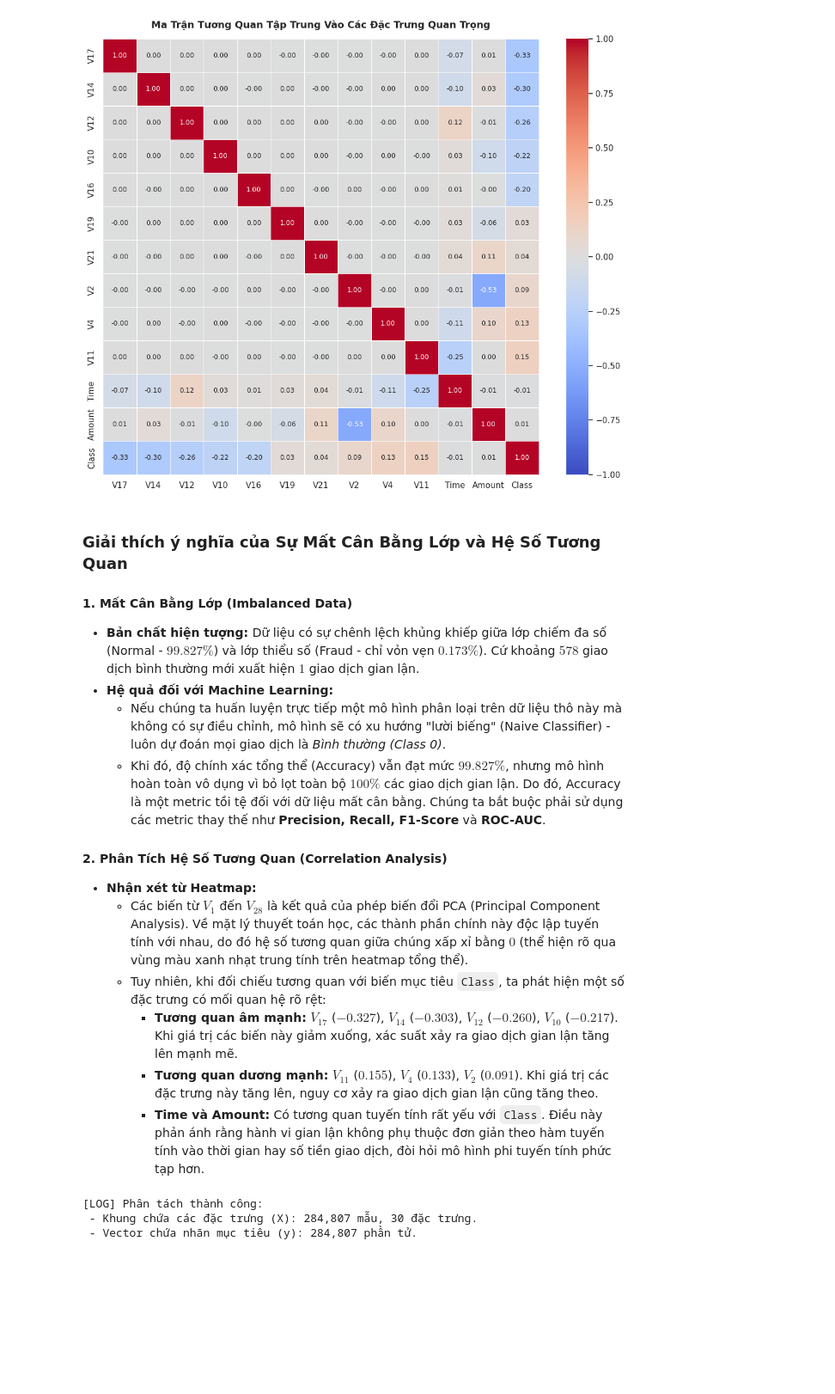
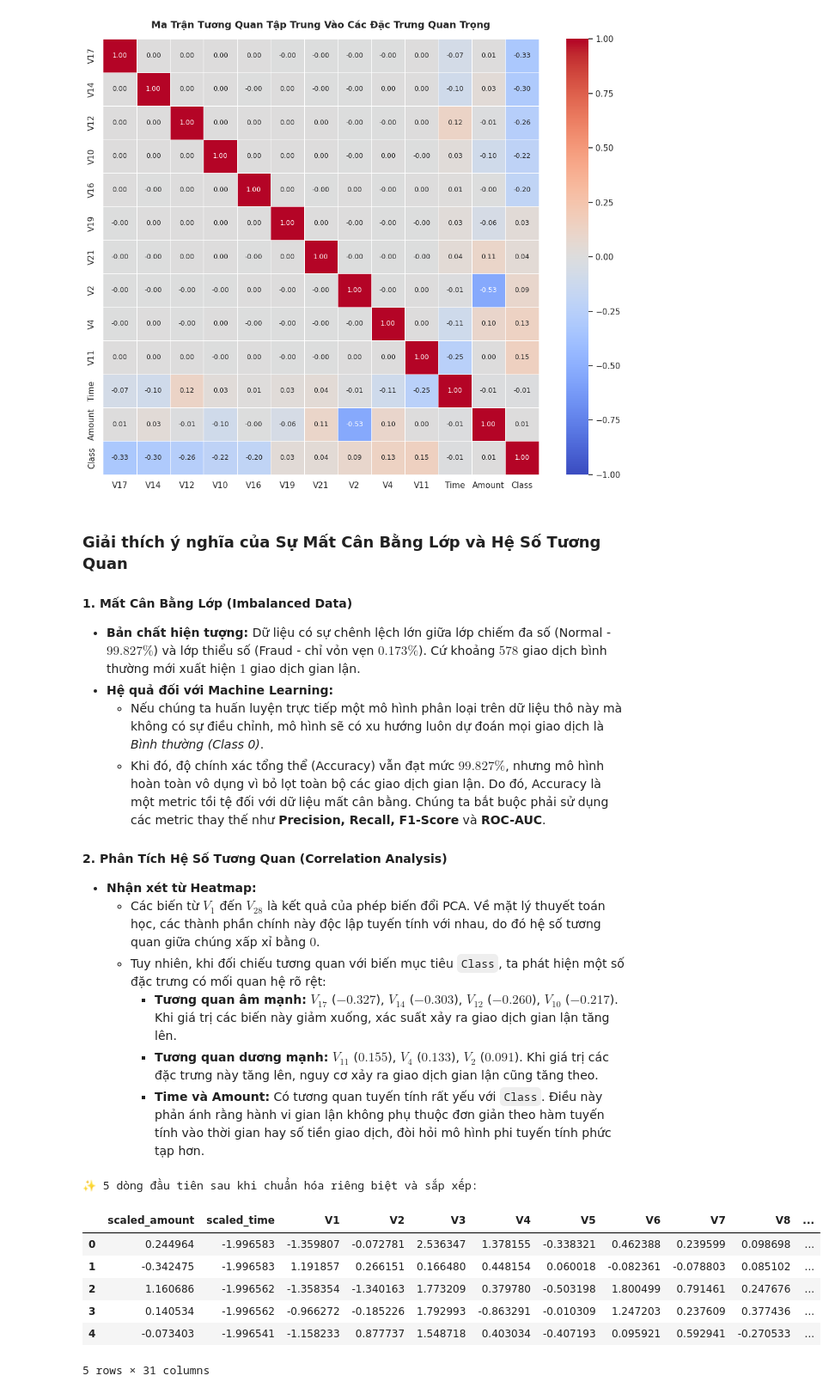
Before and after one commit to ncdanh0311/credit-fraud-detection, a Jupyter notebook: notebooks/01_EDA_Preprocessing.ipynb, the cells around one changed output. Shown at 86% size. Cells and saved outputs as stored; diff of their text form; code cells hidden in the pictures; blank space fills up the shorter version.

Commit message:
feat: chỉnh sửa và train thêm model

```diff
--- a/notebooks/01_EDA_Preprocessing.ipynb
+++ b/notebooks/01_EDA_Preprocessing.ipynb
@@ -75,0 +80,11 @@ print(f"[LOG] Đọc dữ liệu thành công! Kích thước dữ liệu: {df.s
+# %%
+# Đọc dữ liệu thô
+if not os.path.exists(CSV_PATH):
+    raise FileNotFoundError(
+        f"[ERROR] Không tìm thấy file creditcard.csv tại '{CSV_PATH}'. "
+        "Vui lòng đặt dataset vào đúng thư mục hoặc kiểm tra kết nối Google Drive."
+    )
+
+print(f"[LOG] Bắt đầu đọc dữ liệu từ: {CSV_PATH}")
+df = pd.read_csv(CSV_PATH)
+print(f"[LOG] Đọc dữ liệu thành công! Kích thước: {df.shape[0]:,} dòng, {df.shape[1]} cột.")
@@ -229,31 +245,48 @@ V19    0.034783
 Name: Class, dtype: float64
 [figure]
 # %% [markdown]
-###  Giải thích ý nghĩa của Sự Mất Cân Bằng Lớp và Hệ Số Tương Quan
+### Giải thích ý nghĩa của Sự Mất Cân Bằng Lớp và Hệ Số Tương Quan
 
 #### 1. Mất Cân Bằng Lớp (Imbalanced Data)
-* **Bản chất hiện tượng:** Dữ liệu có sự chênh lệch khủng khiếp giữa lớp chiếm đa số (Normal - $99.827\%$) và lớp thiểu số (Fraud - chỉ vỏn vẹn $0.173\%$). Cứ khoảng $578$ giao dịch bình thường mới xuất hiện $1$ giao dịch gian lận.
+* **Bản chất hiện tượng:** Dữ liệu có sự chênh lệch lớn giữa lớp chiếm đa số (Normal - $99.827\%$) và lớp thiểu số (Fraud - chỉ vỏn vẹn $0.173\%$). Cứ khoảng $578$ giao dịch bình thường mới xuất hiện $1$ giao dịch gian lận.
 * **Hệ quả đối với Machine Learning:**
-  * Nếu chúng ta huấn luyện trực tiếp một mô hình phân loại trên dữ liệu thô này mà không có sự điều chỉnh, mô hình sẽ có xu hướng "lười biếng" (Naive Classifier) - luôn dự đoán mọi giao dịch là *Bình thường (Class 0)*.
-  * Khi đó, độ chính xác tổng thể (Accuracy) vẫn đạt mức **$99.827\%$**, nhưng mô hình hoàn toàn vô dụng vì bỏ lọt toàn bộ $100\%$ các giao dịch gian lận. Do đó, Accuracy là một metric tồi tệ đối với dữ liệu mất cân bằng. Chúng ta bắt buộc phải sử dụng các metric thay thế như **Precision, Recall, F1-Score** và **ROC-AUC**.
+  * Nếu chúng ta huấn luyện trực tiếp một mô hình phân loại trên dữ liệu thô này mà không có sự điều chỉnh, mô hình sẽ có xu hướng luôn dự đoán mọi giao dịch là *Bình thường (Class 0)*.
+  * Khi đó, độ chính xác tổng thể (Accuracy) vẫn đạt mức **$99.827\%$**, nhưng mô hình hoàn toàn vô dụng vì bỏ lọt toàn bộ các giao dịch gian lận. Do đó, Accuracy là một metric tồi tệ đối với dữ liệu mất cân bằng. Chúng ta bắt buộc phải sử dụng các metric thay thế như **Precision, Recall, F1-Score** và **ROC-AUC**.
 
 #### 2. Phân Tích Hệ Số Tương Quan (Correlation Analysis)
 * **Nhận xét từ Heatmap:**
-  * Các biến từ $V_1$ đến $V_{28}$ là kết quả của phép biến đổi PCA (Principal Component Analysis). Về mặt lý thuyết toán học, các thành phần chính này độc lập tuyến tính với nhau, do đó hệ số tương quan giữa chúng xấp xỉ bằng $0$ (thể hiện rõ qua vùng màu xanh nhạt trung tính trên heatmap tổng thể).
+  * Các biến từ $V_1$ đến $V_{28}$ là kết quả của phép biến đổi PCA. Về mặt lý thuyết toán học, các thành phần chính này độc lập tuyến tính với nhau, do đó hệ số tương quan giữa chúng xấp xỉ bằng $0$.
   * Tuy nhiên, khi đối chiếu tương quan với biến mục tiêu `Class`, ta phát hiện một số đặc trưng có mối quan hệ rõ rệt:
-    * **Tương quan âm mạnh:** $V_{17}$ ($-0.327$), $V_{14}$ ($-0.303$), $V_{12}$ ($-0.260$), $V_{10}$ ($-0.217$). Khi giá trị các biến này giảm xuống, xác suất xảy ra giao dịch gian lận tăng lên mạnh mẽ.
+    * **Tương quan âm mạnh:** $V_{17}$ ($-0.327$), $V_{14}$ ($-0.303$), $V_{12}$ ($-0.260$), $V_{10}$ ($-0.217$). Khi giá trị các biến này giảm xuống, xác suất xảy ra giao dịch gian lận tăng lên.
     * **Tương quan dương mạnh:** $V_{11}$ ($0.155$), $V_4$ ($0.133$), $V_2$ ($0.091$). Khi giá trị các đặc trưng này tăng lên, nguy cơ xảy ra giao dịch gian lận cũng tăng theo.
     * **Time và Amount:** Có tương quan tuyến tính rất yếu với `Class`. Điều này phản ánh rằng hành vi gian lận không phụ thuộc đơn giản theo hàm tuyến tính vào thời gian hay số tiền giao dịch, đòi hỏi mô hình phi tuyến tính phức tạp hơn.
-# %%
-# Phân tách Đặc Trưng (Features) và Nhãn Mục Tiêu (Label)
-X = df.drop(columns=['Class'])
-y = df['Class']
-
-print("[LOG] Phân tách thành công:")
-print(f" - Khung chứa các đặc trưng (X): {X.shape[0]:,} mẫu, {X.shape[1]} đặc trưng.")
-print(f" - Vector chứa nhãn mục tiêu (y): {y.shape[0]:,} phần tử.")
-# %% [output]
-[LOG] Phân tách thành công:
- - Khung chứa các đặc trưng (X): 284,807 mẫu, 30 đặc trưng.
- - Vector chứa nhãn mục tiêu (y): 284,807 phần tử.
+# %%
+# Tiền xử lý nâng cao: Chuẩn hóa riêng biệt Time và Amount (y hệt DataMining.ipynb)
+scaler_amount = StandardScaler()
+scaler_time = StandardScaler()
+
+df['scaled_amount'] = scaler_amount.fit_transform(df['Amount'].values.reshape(-1, 1))
+df['scaled_time'] = scaler_time.fit_transform(df['Time'].values.reshape(-1, 1))
+
+# Xóa cột cũ
+df.drop(['Time', 'Amount'], axis=1, inplace=True)
+
+# Sắp xếp cột mới lên đầu bảng cho đồng bộ
+scaled_amount = df['scaled_amount']
+scaled_time = df['scaled_time']
+df.drop(['scaled_amount', 'scaled_time'], axis=1, inplace=True)
+df.insert(0, 'scaled_amount', scaled_amount)
+df.insert(1, 'scaled_time', scaled_time)
+
+print("✨ 5 dòng đầu tiên sau khi chuẩn hóa riêng biệt và sắp xếp:")
+display(df.head())
+# %% [output]
+✨ 5 dòng đầu tiên sau khi chuẩn hóa riêng biệt và sắp xếp:
+|  | scaled_amount | scaled_time | V1 | V2 | V3 | V4 | V5 | V6 | V7 | V8 | ... |
+| 0 | 0.244964 | -1.996583 | -1.359807 | -0.072781 | 2.536347 | 1.378155 | -0.338321 | 0.462388 | 0.239599 | 0.098698 | ... |
+| 1 | -0.342475 | -1.996583 | 1.191857 | 0.266151 | 0.166480 | 0.448154 | 0.060018 | -0.082361 | -0.078803 | 0.085102 | ... |
+| 2 | 1.160686 | -1.996562 | -1.358354 | -1.340163 | 1.773209 | 0.379780 | -0.503198 | 1.800499 | 0.791461 | 0.247676 | ... |
+| 3 | 0.140534 | -1.996562 | -0.966272 | -0.185226 | 1.792993 | -0.863291 | -0.010309 | 1.247203 | 0.237609 | 0.377436 | ... |
+| 4 | -0.073403 | -1.996541 | -1.158233 | 0.877737 | 1.548718 | 0.403034 | -0.407193 | 0.095921 | 0.592941 | -0.270533 | ... |
+5 rows × 31 columns
 # %%
```
Also changed, not shown: parts of 20 cells of this notebook, 2 other files.
